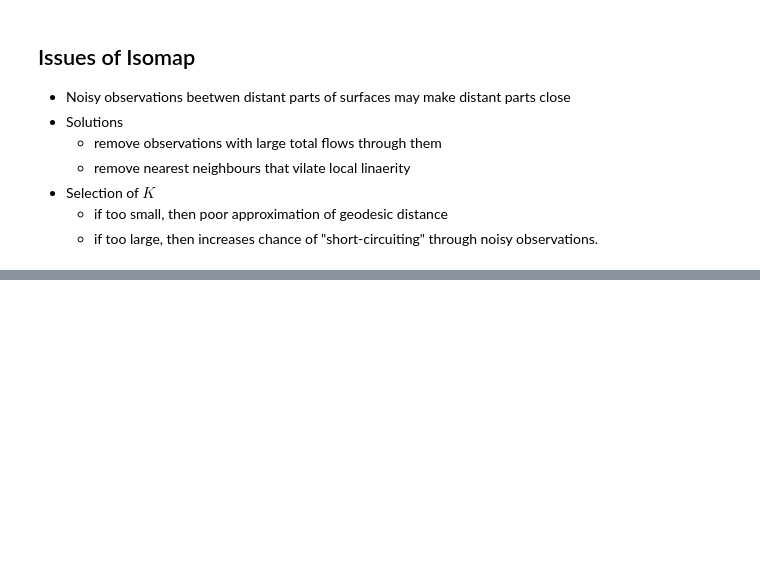
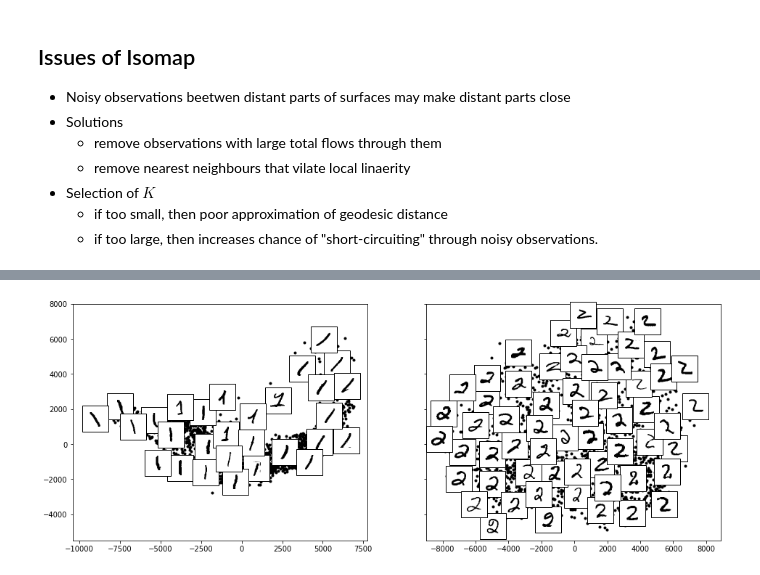
Before and after one commit to bvdmitri/ml-course, a Jupyter notebook: 03.presentos/presentos.ipynb, the cells around one changed output, grey strips where cells are left out. Saved outputs shown, nothing was run; the diff lists cells and outputs as text; code cells hidden in the pictures; blank space fills up the shorter version.

```diff
--- a/03.presentos/presentos.ipynb
+++ b/03.presentos/presentos.ipynb
@@ -171,0 +172,6 @@ plots = generatePlots([1, 2])
+# %%
+fig, ax = plt.subplots(1, 2, sharey=True, figsize=(16, 6))
+for i in range(2):
+    plots[i].plotWithImages(ax[i], cmap='gray_r', thumb_frac=0.08)
+# %% [output]
+[figure, added]
```
Also changed, not shown: parts of 17 cells of this notebook, 1 other file.
